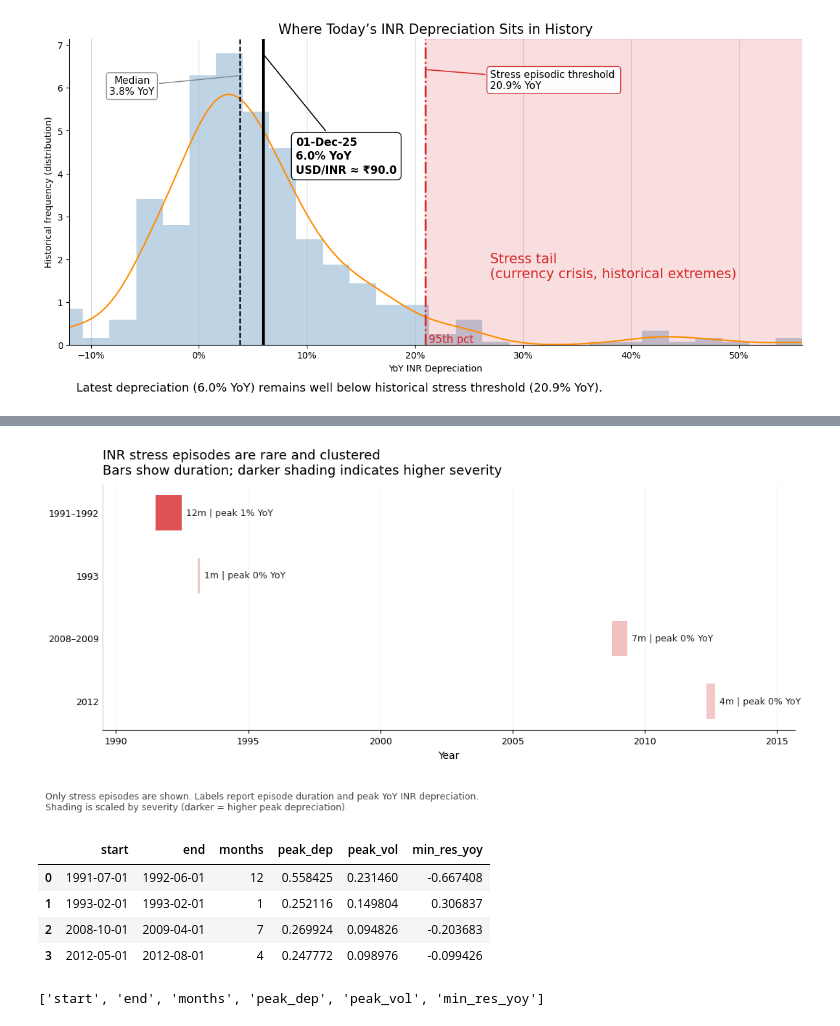
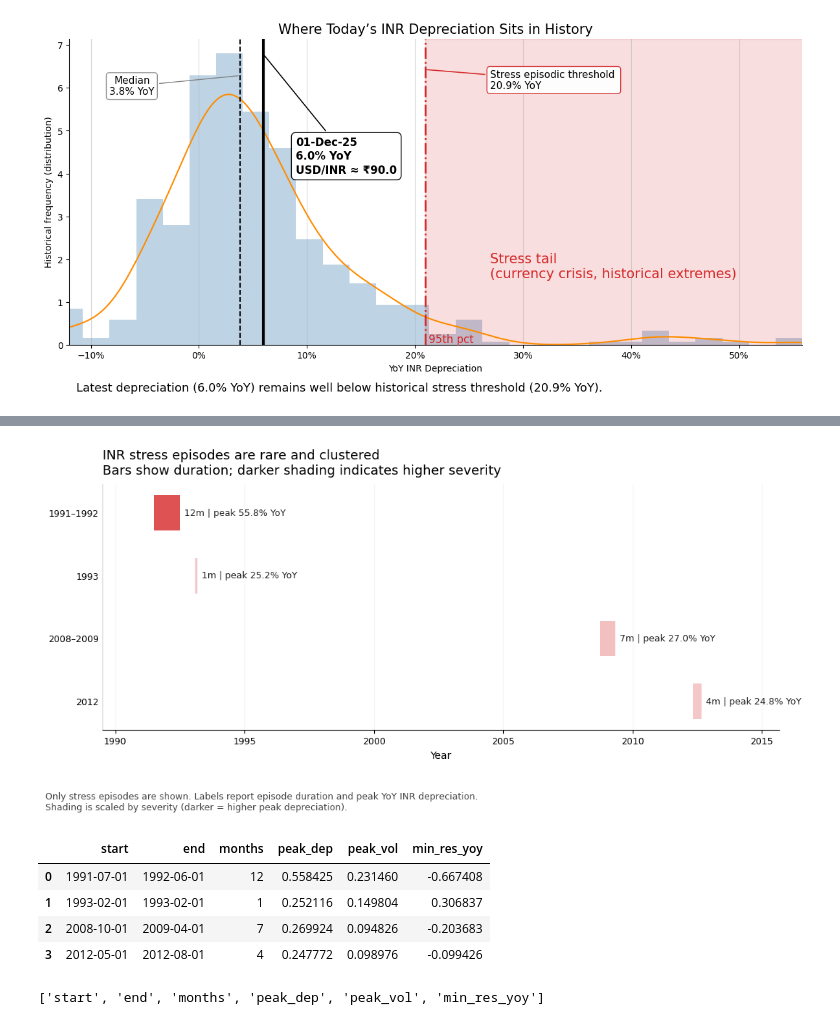
Before and after one commit to Tanmay-Jain0221/usd_inr_dep_analysis, a Jupyter notebook: notebooks/inr_fx_analysis.ipynb, the cells around one changed output, grey strips where cells are left out. Saved outputs shown, nothing was run; the diff lists cells and outputs as text; code cells hidden in the pictures.

Commit message:
Corrected the ipynb and chart 3 errors

```diff
--- a/notebooks/inr_fx_analysis.ipynb
+++ b/notebooks/inr_fx_analysis.ipynb
@@ -991,7 +991,7 @@ for i, (_, r) in enumerate(episodes_plot.iterrows()):
         zorder=2
     )
 
-    txt = f"{int(r['months'])}m | peak {r['peak_dep']:.0f}% YoY"
+    txt = f"{int(r['months'])}m | peak {r['peak_dep']:.1%} YoY"
     ax.text(end + pd.Timedelta(days=60), y[i], txt, va="center", fontsize=9, color="#222222")
 
 yt = []
@@ -1008,34 +1008,34 @@ ax.set_title(
     "INR stress episodes are rare and clustered\n"
     "Bars show duration; darker shading indicates higher severity",
     loc="left",
     fontsize=13,
     pad=10
 )
 ax.set_xlabel("Year")
 
 ax.grid(axis="x", alpha=0.12, zorder=1)
 ax.tick_params(axis="y", length=0)
 ax.tick_params(axis="x", labelsize=9)
 
 ax.spines["top"].set_visible(False)
 ax.spines["right"].set_visible(False)
 ax.spines["left"].set_visible(True)
 ax.spines["left"].set_color("#cccccc")
 ax.spines["left"].set_linewidth(0.8)
 
 caption = (
     "Only stress episodes are shown. "
     "Labels report episode duration and peak YoY INR depreciation.\n"
     "Shading is scaled by severity (darker = higher peak depreciation)."
 )
 fig.text(0.01, -0.06, caption, ha="left", va="top", fontsize=9, color="#444444")
 
 plt.tight_layout()
 plt.show()
 
 episodes.reset_index(drop=True)
 # %% [output]
-[figure, old version]
+[figure, new version]
 |  | start | end | months | peak_dep | peak_vol | min_res_yoy |
 | 0 | 1991-07-01 | 1992-06-01 | 12 | 0.558425 | 0.231460 | -0.667408 |
 | 1 | 1993-02-01 | 1993-02-01 | 1 | 0.252116 | 0.149804 | 0.306837 |
```
Also changed, not shown: parts of 3 cells of this notebook, 1 other file.
